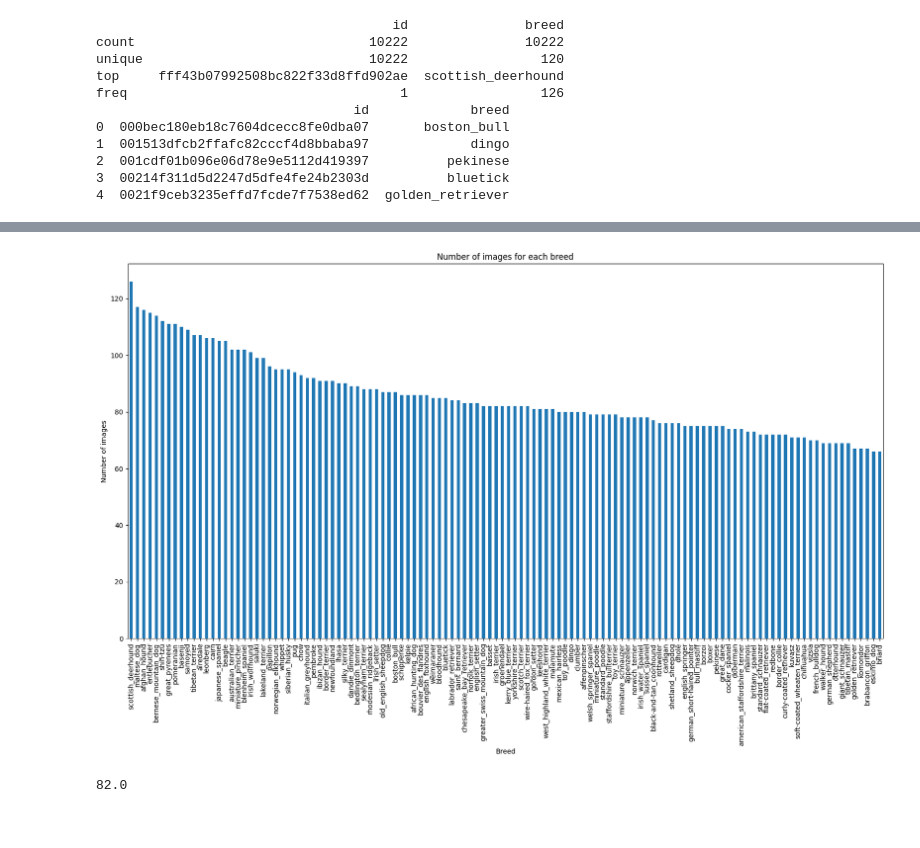
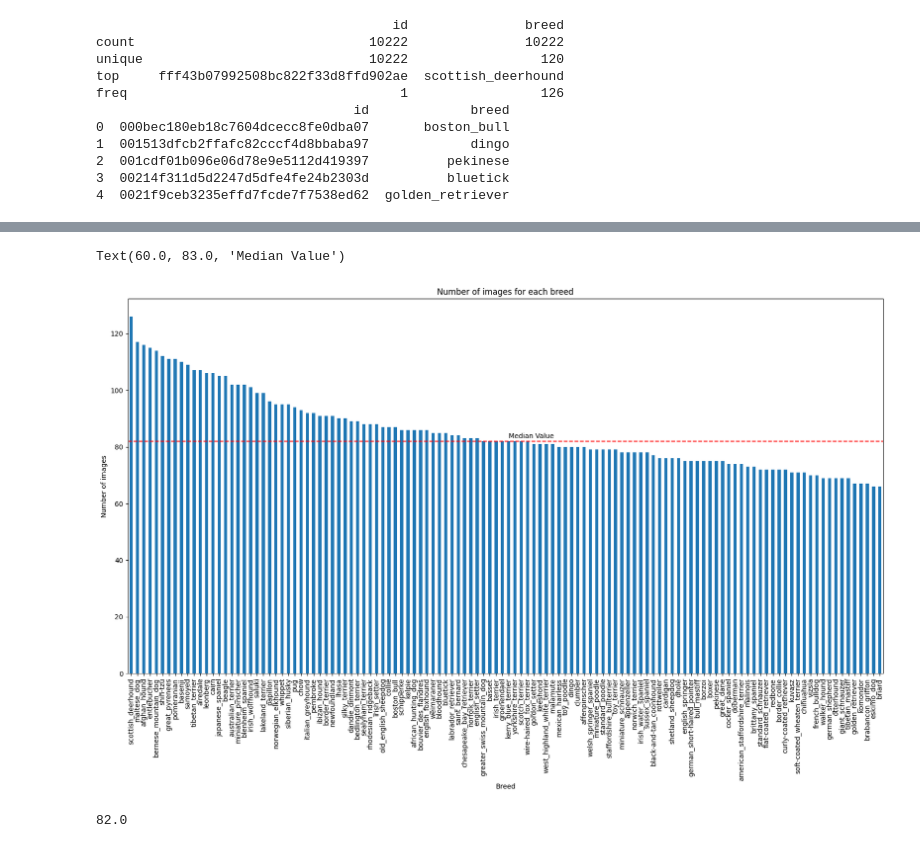
Before and after one commit to adarsh-sirswal/end-to-end-multiclass-dog-image-classifier, a Jupyter notebook: dog_vision.ipynb, the cells around one changed output, grey strips where cells are left out. Drawn from its saved outputs; the diff is of its cells as text; code cells hidden in the pictures.

```diff
--- a/dog_vision.ipynb
+++ b/dog_vision.ipynb
@@ -72,5 +72,6 @@ freq                                   1                 126
 4  0021f9ceb3235effd7fcde7f7538ed62  golden_retriever
 # %%
 ## Images of each breed
-labels_csv["breed"].value_counts()
+distinct_breeds = labels_csv["breed"].value_counts()
+len(distinct_breeds)
 # %% [output]
@@ -92,9 +79,26 @@ dtype: int64
 # %%
 ## Plotting
 labels_csv["breed"].value_counts().plot.bar(figsize=(20,10));
 plt.title("Number of images for each breed");
 plt.xlabel("Breed");
 plt.ylabel("Number of images");
+
+# Calculate median
+median_value = labels_csv.breed.value_counts().median()
+# Median line
+plt.axhline(
+    y=median_value,
+    color='red',
+    linestyle='--',
+    label=f'Median = {median_value}'
+)
+# Text above median line
+plt.text(
+    x=len(distinct_breeds)/2,                     # x-position
+    y=median_value + 1,      # slightly above line
+    s='Median Value',
+)
 # %% [output]
+Text(60.0, 83.0, 'Median Value')
-[figure, old version]
+[figure, new version]
 # %%
```
Also changed, not shown: parts of 14 cells of this notebook.
